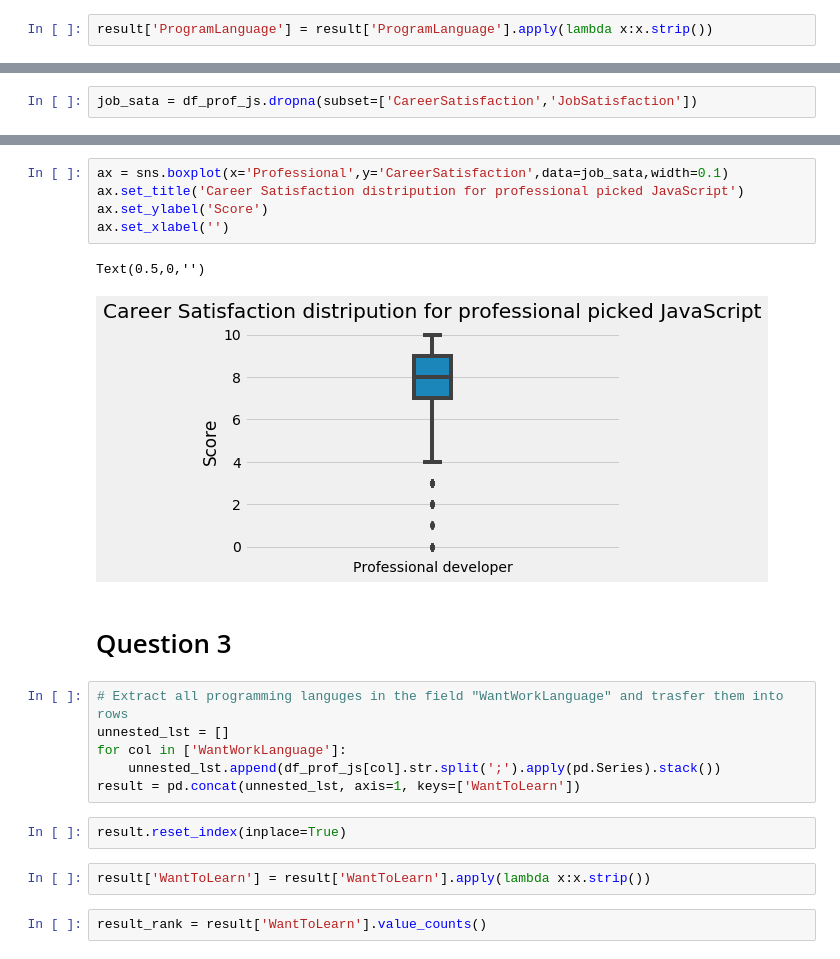
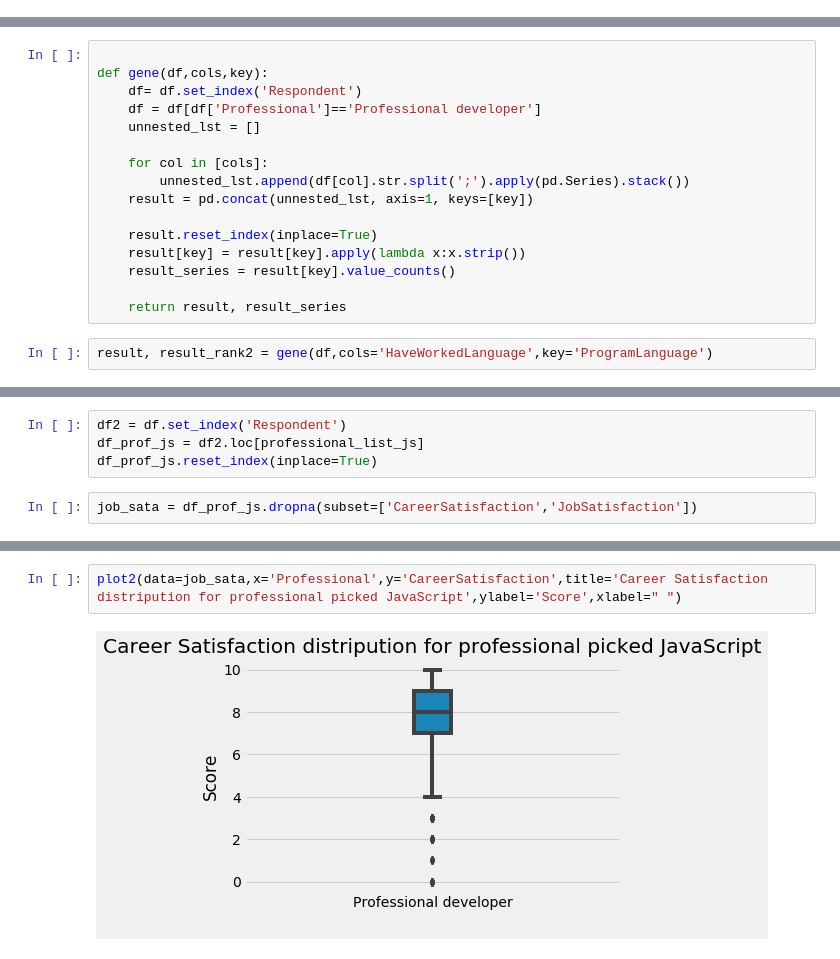
Before and after one commit to NasserSubait/What-programming-language-to-learn, a Jupyter notebook: p4_NasserAlsubait.ipynb, the cells around one changed output, grey strips where cells are left out. Cells and saved outputs as stored; diff of their text form.

```diff
--- a/p4_NasserAlsubait.ipynb
+++ b/p4_NasserAlsubait.ipynb
@@ -63,2 +103,0 @@ result.reset_index(inplace=True)
-# %%
-result['ProgramLanguage'] = result['ProgramLanguage'].apply(lambda x:x.strip())
@@ -89,2 +126,20 @@ No handles with labels found to put in legend.
+# %%
+
+def gene(df,cols,key):
+    df= df.set_index('Respondent')
+    df = df[df['Professional']=='Professional developer']
+    unnested_lst = []
+
+    for col in [cols]:
+        unnested_lst.append(df[col].str.split(';').apply(pd.Series).stack())
+    result = pd.concat(unnested_lst, axis=1, keys=[key])
+
+    result.reset_index(inplace=True)
+    result[key] = result[key].apply(lambda x:x.strip())
+    result_series = result[key].value_counts()
+
+    return result, result_series
+# %%
+result, result_rank2 = gene(df,cols='HaveWorkedLanguage',key='ProgramLanguage')
 # %%
 professional_list_js = result[result['ProgramLanguage']=='JavaScript']['Respondent'].tolist()
@@ -102,2 +146,6 @@ Text(0.5,0,'')
+# %%
+df2 = df.set_index('Respondent')
+df_prof_js = df2.loc[professional_list_js]
+df_prof_js.reset_index(inplace=True)
 # %%
 job_sata = df_prof_js.dropna(subset=['CareerSatisfaction','JobSatisfaction'])
@@ -111,23 +177,5 @@ Text(0.5,0,'')
 [figure]
 # %%
-ax = sns.boxplot(x='Professional',y='CareerSatisfaction',data=job_sata,width=0.1)
-ax.set_title('Career Satisfaction distripution for professional picked JavaScript')
-ax.set_ylabel('Score')
-ax.set_xlabel('')
+plot2(data=job_sata,x='Professional',y='CareerSatisfaction',title='Career Satisfaction distripution for professional picked JavaScript',ylabel='Score',xlabel=" ")
 # %% [output]
-Text(0.5,0,'')
-[figure, old version]
+[figure, new version]
-# %% [markdown]
-# Question 3
-# %%
-# Extract all programming languges in the field "WantWorkLanguage" and trasfer them into rows
-unnested_lst = []
-for col in ['WantWorkLanguage']:
-    unnested_lst.append(df_prof_js[col].str.split(';').apply(pd.Series).stack())
-result = pd.concat(unnested_lst, axis=1, keys=['WantToLearn'])
-# %%
-result.reset_index(inplace=True)
-# %%
-result['WantToLearn'] = result['WantToLearn'].apply(lambda x:x.strip())
-# %%
-result_rank = result['WantToLearn'].value_counts()
```
Also changed, not shown: parts of 37 cells of this notebook, 1 other file.
